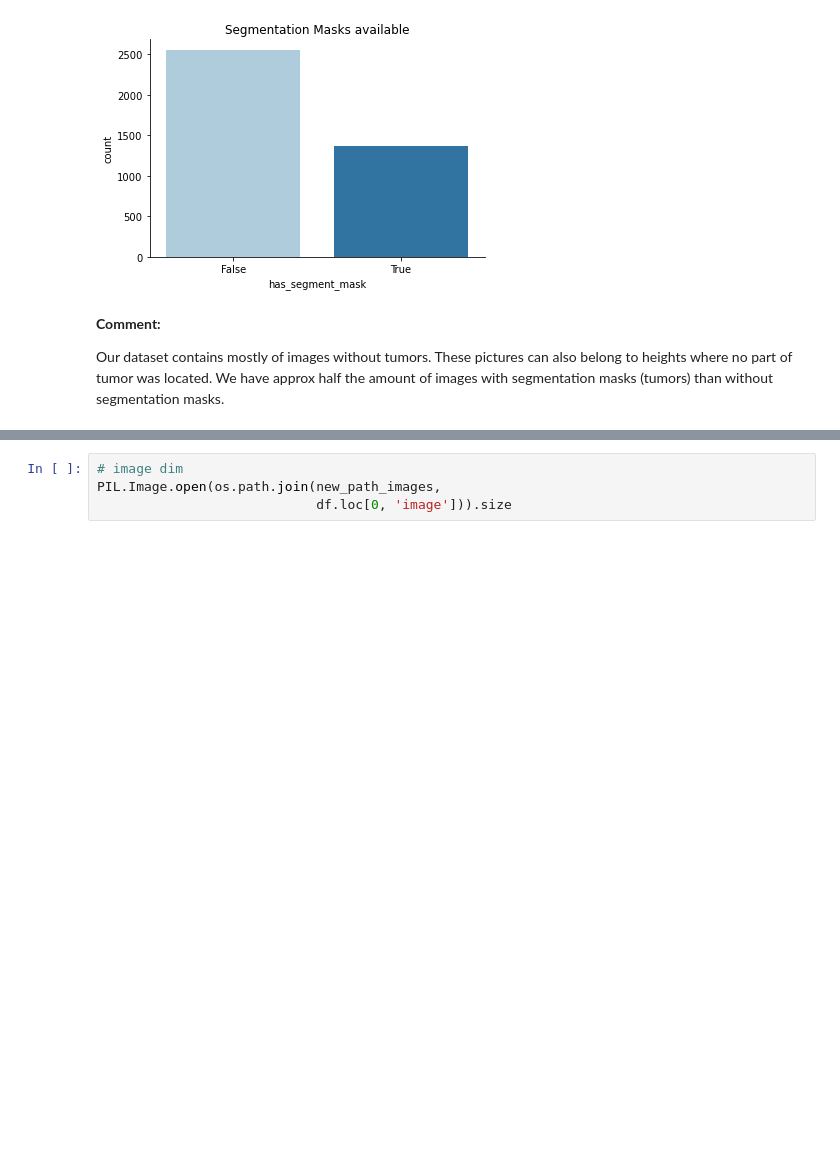
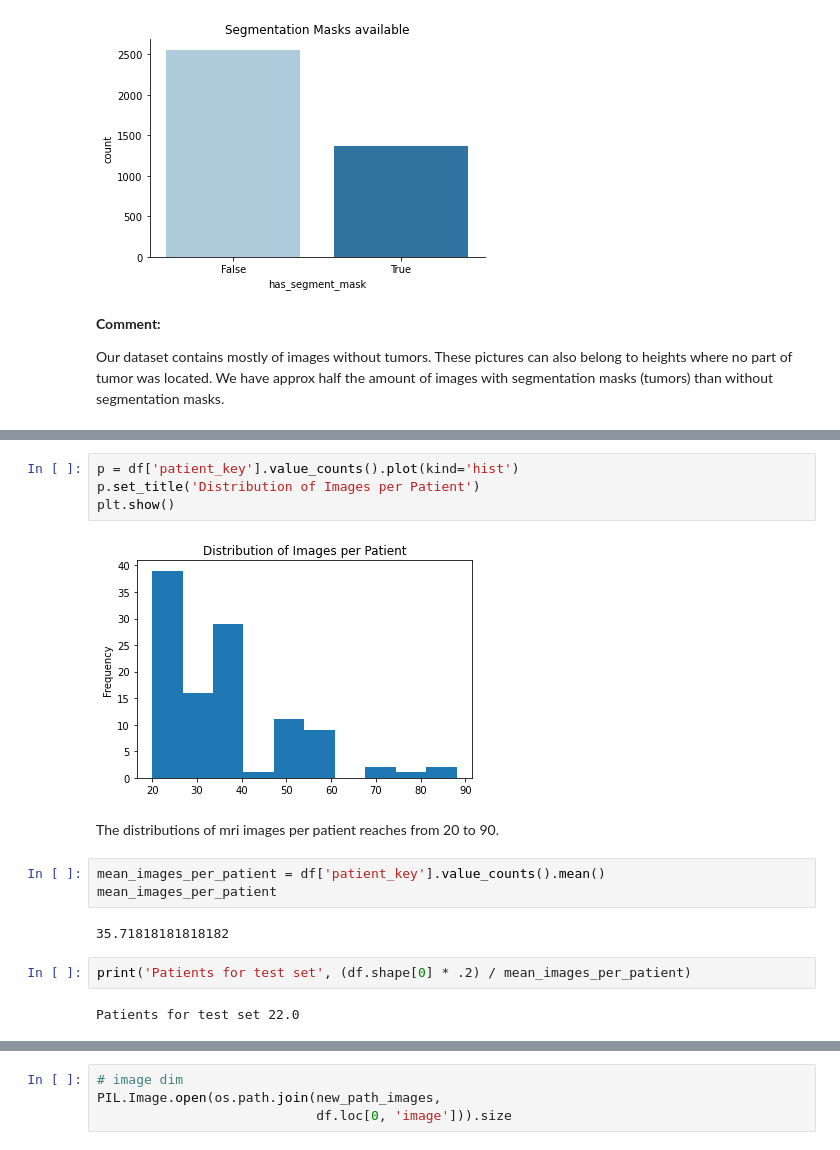
Before and after one commit to simsta1/brain-mri-semantic-segmentation, a Jupyter notebook: image_segment.ipynb, the cells around one changed output, grey strips where cells are left out. Drawn from its saved outputs; the diff is of its cells as text; blank space fills up the shorter version.

```diff
--- a/image_segment.ipynb
+++ b/image_segment.ipynb
@@ -142,3 +148,20 @@ df.head(2)
 |  | identifier | image | mask | patient_key | has_segment_mask | set |
 | 0 | TCGA_FG_A4MT_20020212_15 | TCGA_FG_A4MT_20020212_15.tif | TCGA_FG_A4MT_20020212_15_mask.tif | TCGA_FG_A4MT | True | train |
 | 1 | TCGA_DU_6407_19860514_30 | TCGA_DU_6407_19860514_30.tif | TCGA_DU_6407_19860514_30_mask.tif | TCGA_DU_6407 | True | train |
+# %%
+p = df['patient_key'].value_counts().plot(kind='hist')
+p.set_title('Distribution of Images per Patient')
+plt.show()
+# %% [output]
+[figure, added]
+# %% [markdown]
+The distributions of mri images per patient reaches from 20 to 90.
+# %%
+mean_images_per_patient = df['patient_key'].value_counts().mean()
+mean_images_per_patient
+# %% [output]
+35.71818181818182
+# %%
+print('Patients for test set', (df.shape[0] * .2) / mean_images_per_patient)
+# %% [output]
+Patients for test set 22.0
```
Also changed, not shown: parts of 30 cells of this notebook.
